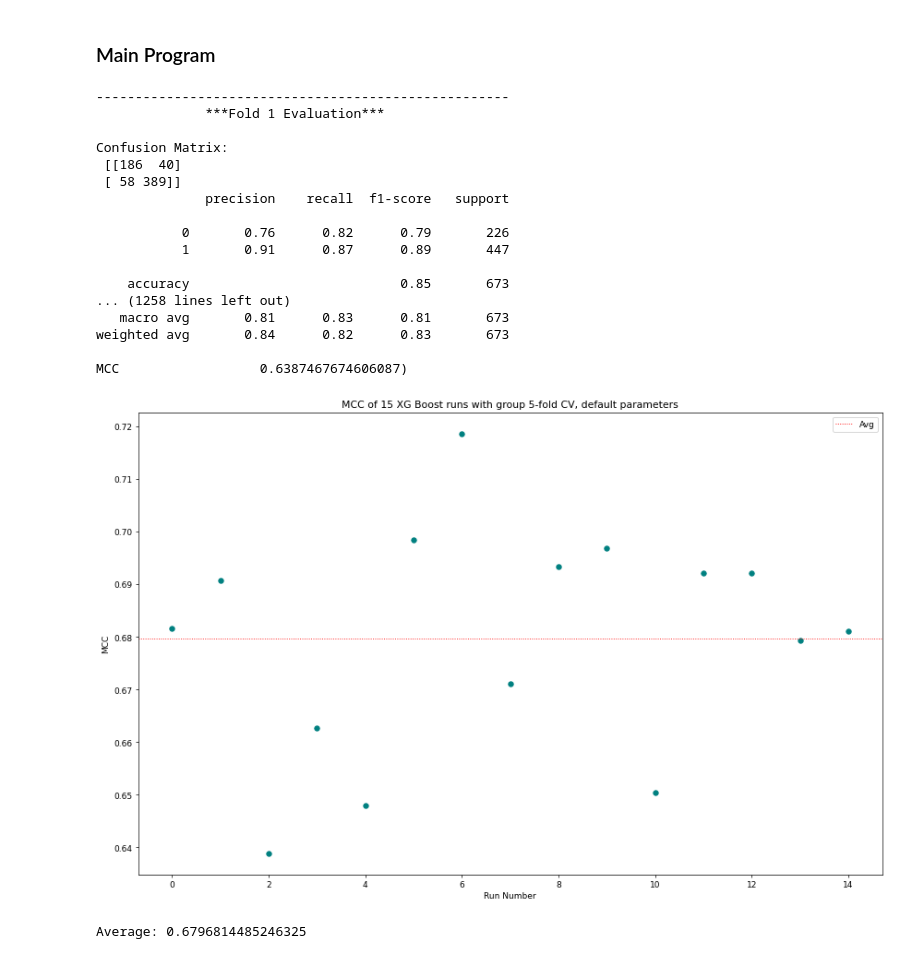
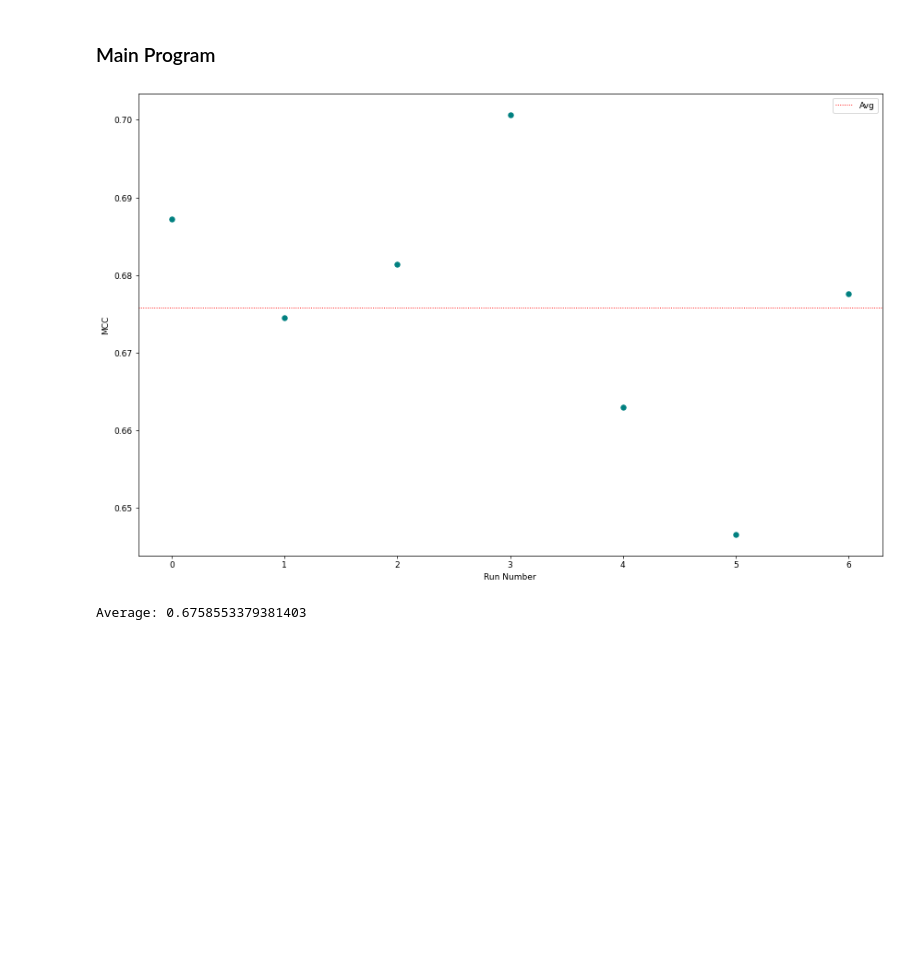
Before and after one commit to Shamin2512/Mutation-Classification, a Jupyter notebook: XGB_MutationClassification.ipynb, the cells around one changed output. Cells and saved outputs as stored; diff of their text form; code cells hidden in the pictures; blank space fills up the shorter version.

```diff
--- a/XGB_MutationClassification.ipynb
+++ b/XGB_MutationClassification.ipynb
@@ -164,8 +164,6 @@ def CV(Training_Set):
 
     for train_idx, val_idx in CV.split(features, labels, groups):       #Generates the indices to be used for a training and validation split. Indicies are unique to train/ val sets
 
-        Rd = np.random.randint(time.time())                             #Random number from 1 to time since epoch
-
         Input_train                        = features.loc[train_idx]    #New dataframe from selected indices
         Classes_train                      = labels.loc[train_idx]
         Input_train.drop(['AC Code'], axis = 1, inplace = True)         #Group identifer not needed for training
@@ -175,12 +173,12 @@ def CV(Training_Set):
         Classes_val                        = labels.loc[val_idx]
         Input_val.drop(['AC Code'], axis   = 1, inplace = True)
 
-        Input_train.reset_index(drop = True, inplace = True)
+        Input_train.reset_index(drop = True, inplace = True)            #Reset index of each set for compatability with balancing
         Classes_train.reset_index(drop = True, inplace = True)
         Input_val.reset_index(drop = True, inplace = True)
         Classes_val.reset_index(drop = True, inplace = True)
 
-        IT_list.append(Input_train)        #Shuffles lists, random state to ensure features and labels match for each fold
+        IT_list.append(Input_train)
         LT_list.append(Classes_train)
         IV_list.append(Input_val)
         LV_list.append(Classes_val)
@@ -220,8 +218,8 @@ def find_minority_class(classData):
 # %%
 def balance(inData, classData, minClass, minSize):
     """
-    Input:        inData          array of input data
-                  classData       array of classes assigned
+    Input:        inData          Dataframe of input data
+                  classData       Series of classes assigned
                   minorityClass   class label for the minority class
                   minoritySize    size of the minority class
 
@@ -229,9 +227,9 @@ def balance(inData, classData, minClass, minSize):
 
     Perform the actual balancing for a fold between SNPs and PDs
     """
-    usedLines = [False] * len(inData) #Array of false for length of data
+    usedLines = [False] * len(inData)      #Array of false for length of data
     for i in range(len(inData)):
-        if classData[i] == minClass:        #Balance directly with dataframe
+        if classData[i] == minClass:       #Balance directly with dataframe
             usedLines[i] = True            #True lines are SNP
 
     usedCount = 0
@@ -239,15 +237,15 @@ def balance(inData, classData, minClass, minSize):
         i = rd.randrange(len(inData))
         if usedLines[i] == False:
             usedLines[i] = True
-            usedCount += 1          #Set PD lines "True", until equal to number of SNP lines
+            usedCount += 1                 #Set PD lines "True", until equal to number of SNP lines
 
     return usedLines
 # %%
 def balance_data(inData, classData, usedLines):
     """
-    Input:      inData      array of input training data
-                classData   array of classes assigned to training data
-                usedLines   array of line indexes to print
+    Input:      inData         Datframe of input training data
+                classData      Series of classes assigned to training data
+                usedLines      Array of line indexes to print
 
     Returns:    input_balance  Dataframe of balanced training features
                 label_balance  Dataframe of balanced training labels
@@ -256,27 +254,14 @@ def balance_data(inData, classData, usedLines):
     """
     input_balance = []
     label_balance = []
-
-    # for i in range(len(inData)):
-    #     if usedLines[i] == True:
-    #         input_i = inData.iloc[i]
-    #         input_balance.append(input_i)
-
-    #         label_i = classData.iloc[i]
-    #         label_balance.append(label_i)
-
-    Rd = np.random.randint(time.time())
     index_list = []
 
     for i in range(len(usedLines)):
         if usedLines[i] == True:
             index_list.append(i)
 
-    input_balance = inData.iloc[index_list]
-    label_balance = classData.iloc[index_list]
-
-    input_balance = input_balance.sample(frac=1, random_state=Rd).reset_index(inplace = False, drop = True)
-    label_balance = label_balance.sample(frac=1, random_state=Rd).reset_index(inplace = False, drop = True)
+    input_balance = inData.iloc[index_list].reset_index(inplace = False, drop = True)
+    label_balance = classData.iloc[index_list].reset_index(inplace = False, drop = True)
 
     return input_balance, label_balance
 # %%
@@ -559,59 +544,42 @@ def plot(Score_list):
 ### Main Program
 # %%
 Score_list = []
-for i in range(0,15):
+for i in range(0,7):
     file = "AC_dataset.csv"
     Training_Set, Testing_Set                     = Train_Test_Split(file)                                 #Create training and testing sets
     d_test, TestData, TestLabels                  = test_matrix(Testing_Set)
     # test(inData, classData, ValData, Vallabel)                                                          #Initial evaluation
     IT_list, LT_list, IV_list, LV_list = CV(Training_Set)                #Cross-validate training set
     # train_features, train_labels, test_features, test_labels = data(Training_Set, Testing_Set)
 
     all_prob_matrix = []
     for i in range(len(IT_list)):
         inData = IT_list[i]
         classData = LT_list[i]
         ValData = IV_list[i]
         Vallabel = LV_list[i]
 
         minClass, minSize, maxSize  = find_minority_class(classData)                            #Determines imbalance
         BF                          = Balance_ratio(maxSize, minSize)                           #Determins number of balancing folds needed
         Input_folds, Output_folds   = Balance_Folds(BF, inData, classData, minClass, minSize)   # balance() and balance_data() functions are called under this
         d_train_list, d_val         = model_training_data(BF, Input_folds, Output_folds, ValData, Vallabel)
         # BF_GBC_HP                   = hyperparameter(BF, d_train_list, d_val)
         BF_GBC                      = BF_fitting(BF, d_train_list, d_val)
         # feature_importance(BF_GBC)
         Prob_matrix                 = BF_validate(BF_GBC, d_test)
         all_prob_matrix.append(Prob_matrix)
 
         Final_vote, Sum_PD, Sum_SNP = Weighted_Vote(Prob_matrix)
 
-        evalutation(TestLabels, Final_vote)
+        # evalutation(TestLabels, Final_vote)
         MCC = fold_MCC(Final_vote, TestLabels)
 
         MCC_final = final_evaluation(all_prob_matrix, TestLabels)
     Score_list.append(MCC_final)
 plot(Score_list)
 # %% [output]
+[figure, new version]
------------------------------------------------------
-              ***Fold 1 Evaluation***
-
-Confusion Matrix:
- [[186  40]
- [ 58 389]]
-              precision    recall  f1-score   support
-
-           0       0.76      0.82      0.79       226
-           1       0.91      0.87      0.89       447
-
-    accuracy                           0.85       673
-... (1258 lines left out)
-   macro avg       0.81      0.83      0.81       673
-weighted avg       0.84      0.82      0.83       673
-
-MCC                  0.6387467674606087)
+Average: 0.6758553379381403
-[figure, old version]
-Average: 0.6796814485246325
 # %%
 # np.savetxt("XGB_MCC_50_Final_MCCs.txt", Score_list, fmt = '%f')
 # %%
```
